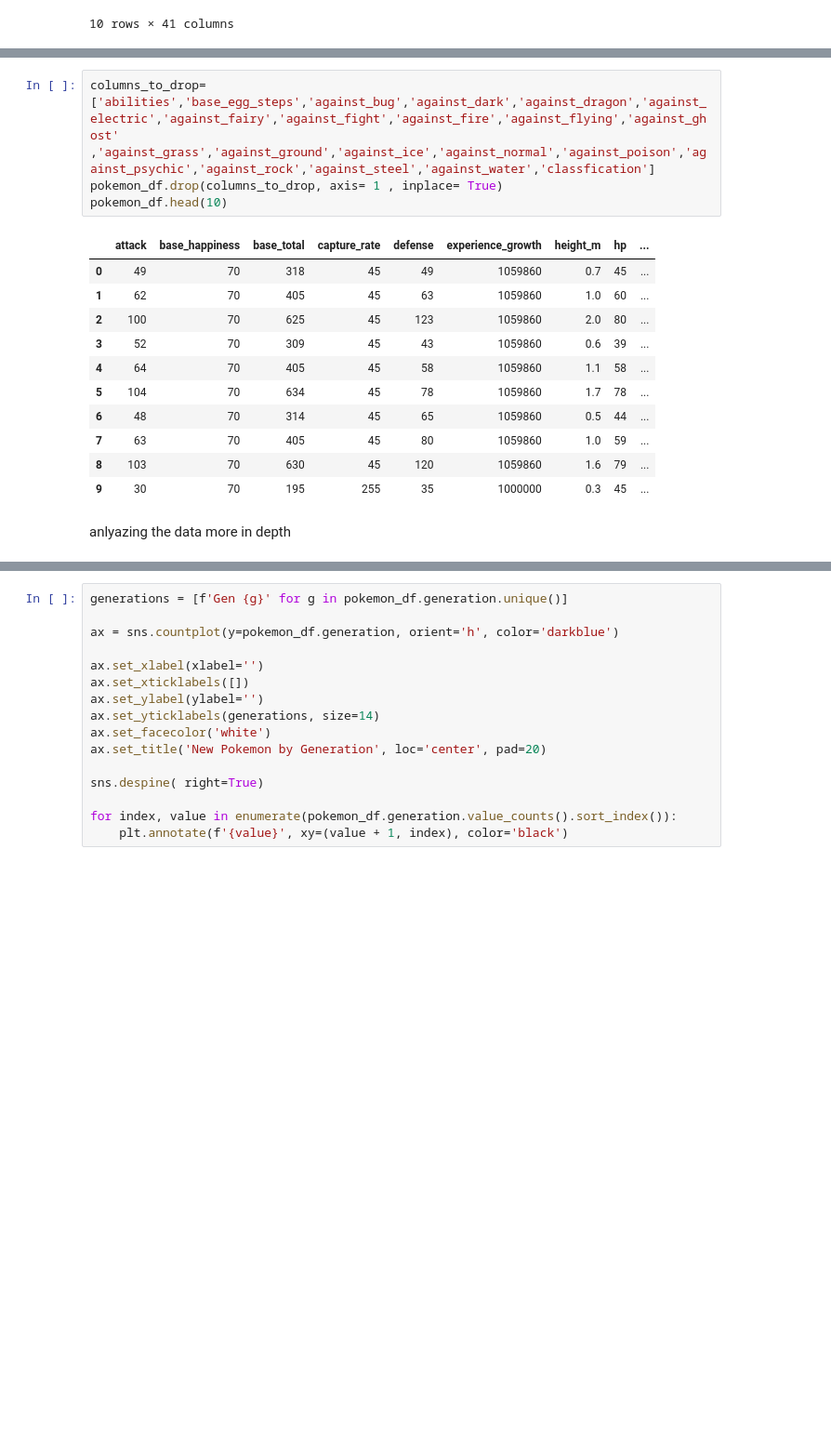
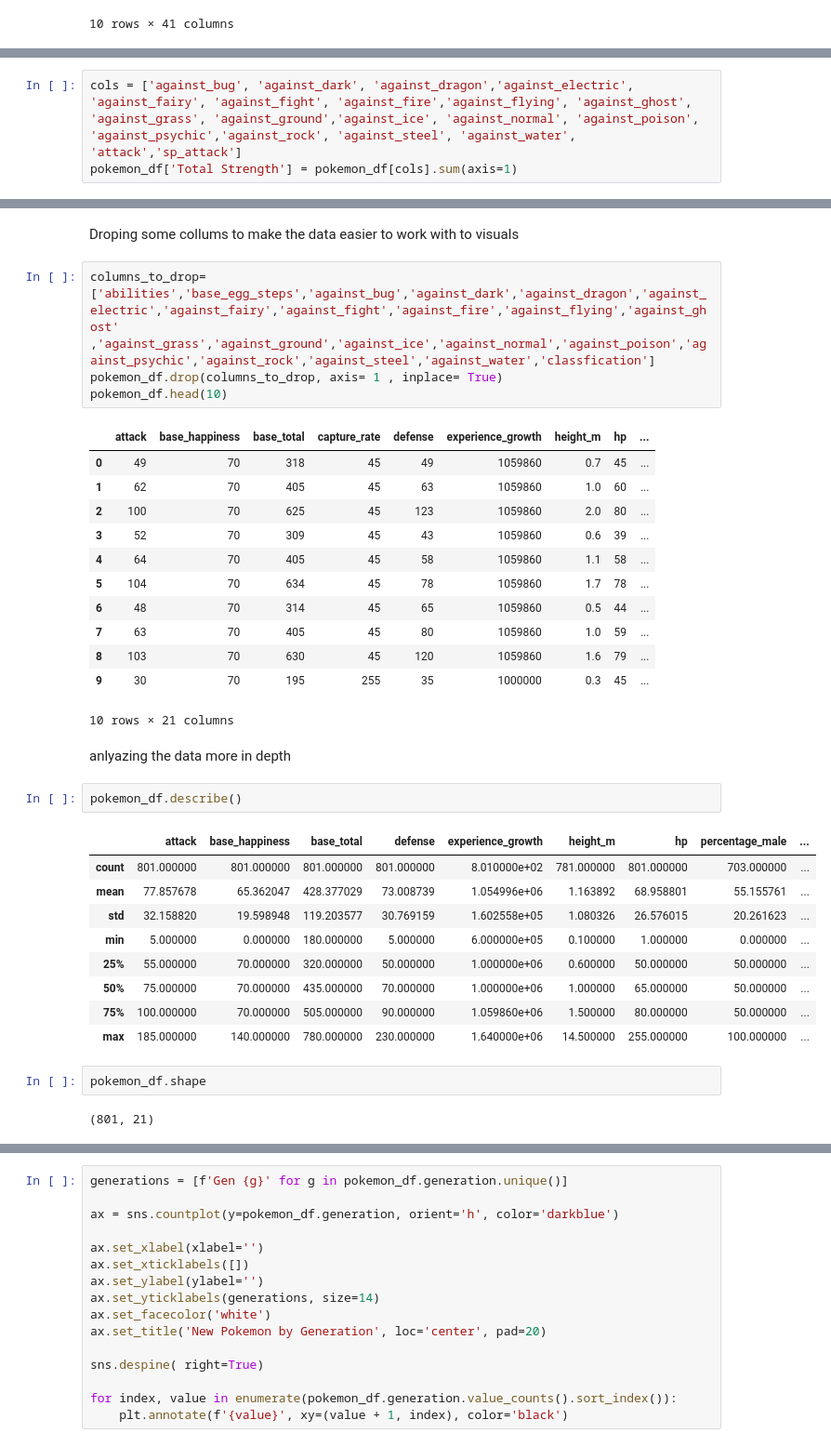
Before and after one commit to zacker232423/Pokemon-Project, a Jupyter notebook: pokemon.ipynb, the cells around one changed output, grey strips where cells are left out. Shown at 93% size. Drawn from its saved outputs; the diff is of its cells as text; blank space fills up the shorter version.

```diff
--- a/pokemon.ipynb
+++ b/pokemon.ipynb
@@ -24,0 +25,3 @@ before doing anything with the data, lets discard the unncessary columns from th
+# %%
+cols = ['against_bug', 'against_dark', 'against_dragon','against_electric', 'against_fairy', 'against_fight', 'against_fire','against_flying', 'against_ghost', 'against_grass', 'against_ground','against_ice', 'against_normal', 'against_poison', 'against_psychic','against_rock', 'against_steel', 'against_water', 'attack','sp_attack']
+pokemon_df['Total Strength'] = pokemon_df[cols].sum(axis=1)
@@ -25,3 +41,5 @@ before doing anything with the data, lets discard the unncessary columns from th
+# %% [markdown]
+Droping some collums to make the data easier to work with to visuals
 # %%
 columns_to_drop= ['abilities','base_egg_steps','against_bug','against_dark','against_dragon','against_electric','against_fairy','against_fight','against_fire','against_flying','against_ghost'
 ,'against_grass','against_ground','against_ice','against_normal','against_poison','against_psychic','against_rock','against_steel','against_water','classfication']
@@ -39,8 +57,25 @@ pokemon_df.head(10)
 | 7 | 63 | 70 | 405 | 45 | 80 | 1059860 | 1.0 | 59 | ... |
 | 8 | 103 | 70 | 630 | 45 | 120 | 1059860 | 1.6 | 79 | ... |
 | 9 | 30 | 70 | 195 | 255 | 35 | 1000000 | 0.3 | 45 | ... |
+10 rows × 21 columns
 # %% [markdown]
 anlyazing the data more in depth
+# %%
+pokemon_df.describe()
+# %% [output]
+|  | attack | base_happiness | base_total | defense | experience_growth | height_m | hp | percentage_male | ... |
+| count | 801.000000 | 801.000000 | 801.000000 | 801.000000 | 8.010000e+02 | 781.000000 | 801.000000 | 703.000000 | ... |
+| mean | 77.857678 | 65.362047 | 428.377029 | 73.008739 | 1.054996e+06 | 1.163892 | 68.958801 | 55.155761 | ... |
+| std | 32.158820 | 19.598948 | 119.203577 | 30.769159 | 1.602558e+05 | 1.080326 | 26.576015 | 20.261623 | ... |
+| min | 5.000000 | 0.000000 | 180.000000 | 5.000000 | 6.000000e+05 | 0.100000 | 1.000000 | 0.000000 | ... |
+| 25% | 55.000000 | 70.000000 | 320.000000 | 50.000000 | 1.000000e+06 | 0.600000 | 50.000000 | 50.000000 | ... |
+| 50% | 75.000000 | 70.000000 | 435.000000 | 70.000000 | 1.000000e+06 | 1.000000 | 65.000000 | 50.000000 | ... |
+| 75% | 100.000000 | 70.000000 | 505.000000 | 90.000000 | 1.059860e+06 | 1.500000 | 80.000000 | 50.000000 | ... |
+| max | 185.000000 | 140.000000 | 780.000000 | 230.000000 | 1.640000e+06 | 14.500000 | 255.000000 | 100.000000 | ... |
+# %%
+pokemon_df.shape
+# %% [output]
+(801, 21)
 # %%
 pokemon_df.nunique()
 # %% [output]
```
Also changed, not shown: parts of 5 cells of this notebook, 1 other file.
